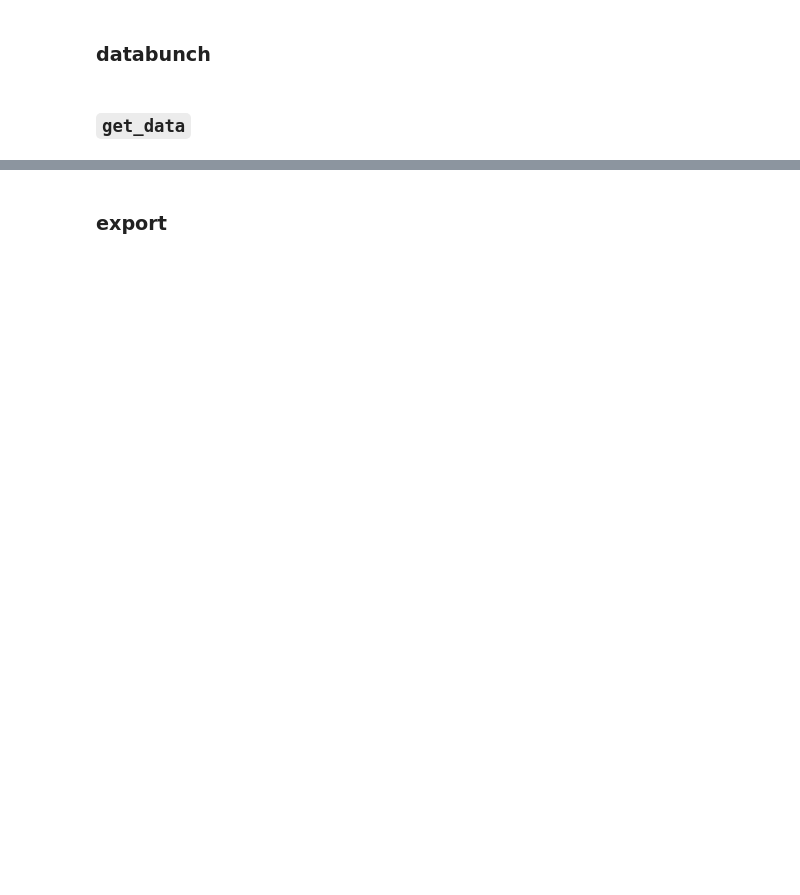
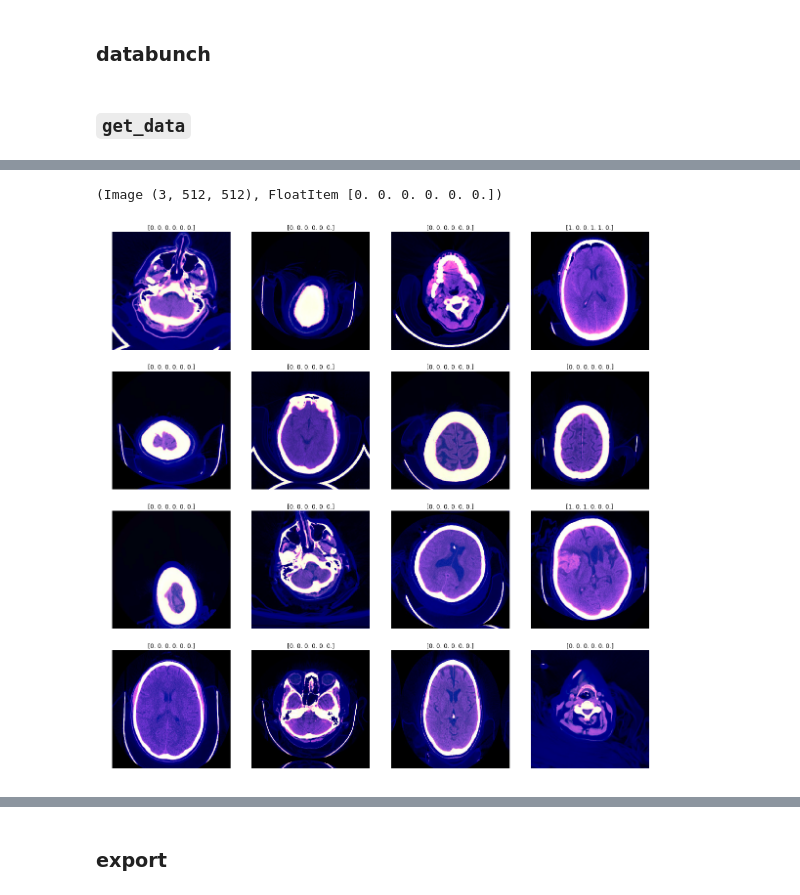
Before and after one commit to KeremTurgutlu/fast-kaggle, a Jupyter notebook: dev/20_classification_dataset.ipynb, the cells around one changed output, grey strips where cells are left out. Saved outputs shown, nothing was run; the diff lists cells and outputs as text; code cells hidden in the pictures; blank space fills up the shorter version.

```diff
--- a/dev/20_classification_dataset.ipynb
+++ b/dev/20_classification_dataset.ipynb
@@ -14,11 +18,11 @@ from fastai.vision import *
 class ImageClassificationData:
     "Creates image classification dataset from fastai datablock API"
     def __init__(self,PATH,IMAGES,LABELS,TRAIN,VALID,TEST,
-                 is_multilabel,sample_size,bs,size,**dl_kwargs):
+                 sample_size,bs,size,**dl_kwargs):
         # input params
         self.path, self.sample_size, self.bs, self.size  = \
         PATH, sample_size, bs, size
-        self.label_cls = partial(MultiCategoryList, label_delim=";") if is_multilabel else CategoryList
+#         self.label_cls = partial(MultiCategoryList, label_delim=";") if is_multilabel else CategoryList
         self.VALID, self.TEST = VALID, TEST
         self.dl_kwargs = dl_kwargs
 
@@ -36,6 +40,7 @@ class ImageClassificationData:
 
         # read labels
         self.labels_df = pd.read_csv(self.path/LABELS)
+        self.labels_df.iloc[:,1] = self.labels_df.iloc[:,1].apply(lambda o: array(eval(o), dtype=np.float16))
 
         # image folder
         self.path_img = self.path/IMAGES
@@ -48,14 +53,16 @@ class ImageClassificationData:
         else:
             self.train_valid_df = self.train_df
 
+#         import pdb; pdb.set_trace()
         # get
-        il = SegmentationItemList.from_df(self.train_valid_df, self.path_img)
+        il = ImageList.from_df(self.train_valid_df, self.path_img)
         # split
         if self.valid_file: ill = il.split_from_df("is_valid")
         else: ill = il.split_by_rand_pct(ifnone(self.VALID, 0.2))
         # label
         labels_dict = dict(zip(self.labels_df.iloc[:,0], self.labels_df.iloc[:,1]))
-        ll = ill.label_from_func(lambda o: labels_dict[Path(o).name], label_cls=self.label_cls)
+
+        ll = ill.label_from_func(lambda o: labels_dict[Path(o).name], label_cls=FloatList)
         # databunch
         data = (ll.transform(get_transforms(),
                              size=self.size,
@@ -106,0 +94,9 @@ Path: /home/turgutluk/data/steel/strategy4/images
+# %%
+# test data creation - multilabel
+PATH = Path("/home/turgutluk/data/hemorrhage/strategy1/")
+IMAGES = "images"
+LABELS = "labels_df_v2.csv"
+is_multilabel, sample_size, bs, size = True, None, 16, 512
+TRAIN, VALID, TEST = "train_fold0.csv", "valid_fold0.csv", None
+ssdata = ImageClassificationData(PATH,IMAGES,LABELS,TRAIN,VALID,TEST,sample_size,bs,size)
+data = ssdata.get_data(); data
@@ -106,0 +121,8 @@ Path: /home/turgutluk/data/steel/strategy4/images
+# %%
+data.train_ds[3]
+# %% [output]
+(Image (3, 512, 512), FloatItem [0. 0. 0. 0. 0. 0.])
+# %%
+data.show_batch()
+# %% [output]
+[figure, added]
```
Also changed, not shown: parts of 8 cells of this notebook, 6 other files.
